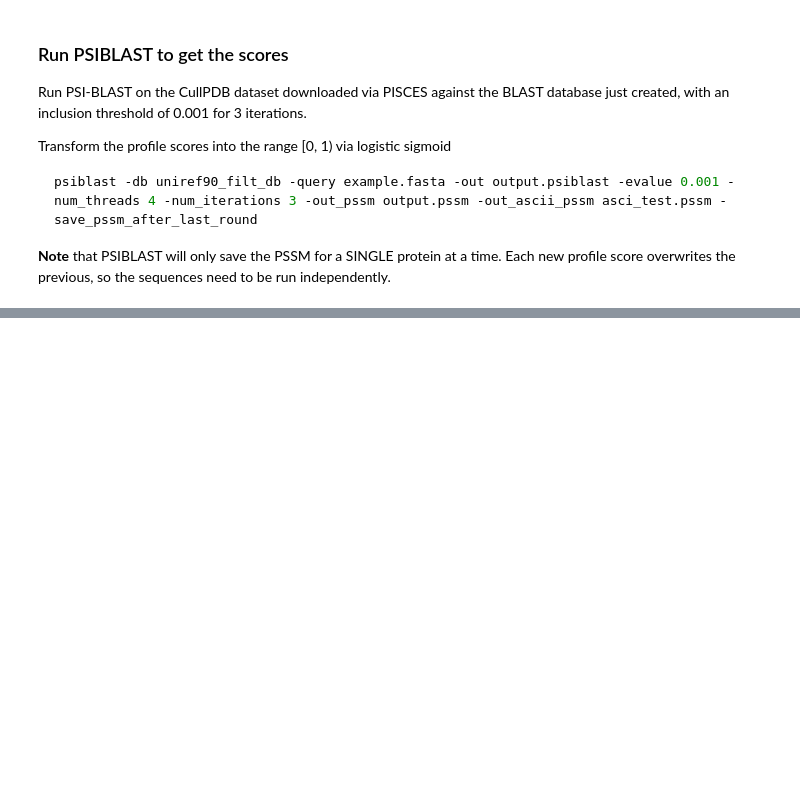
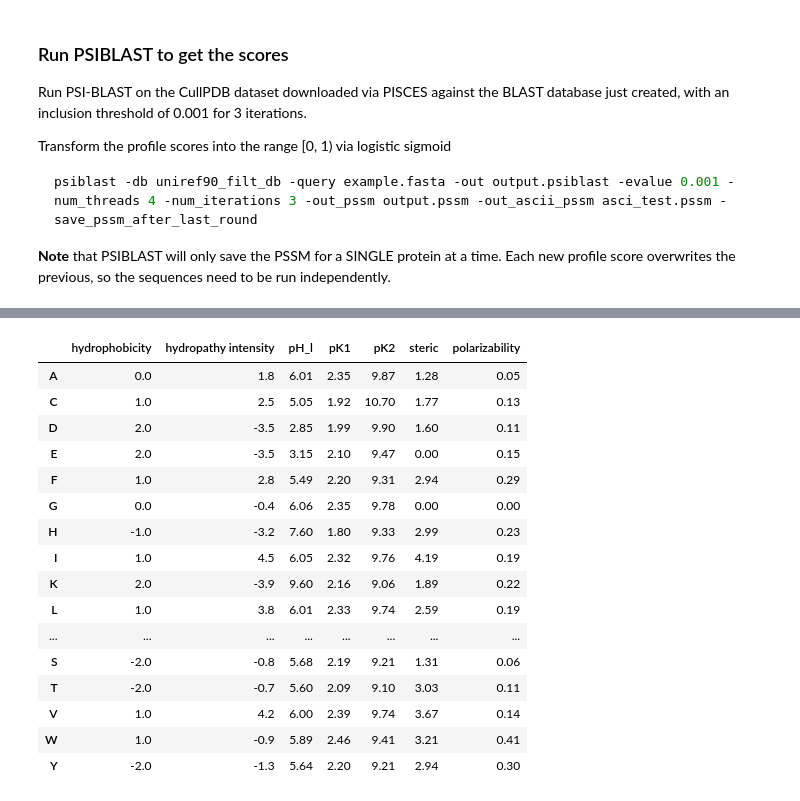
Before and after one commit to dillondaudert/proteindatasets, a Jupyter notebook: README.ipynb, the cells around one changed output, grey strips where cells are left out. Cells and saved outputs as stored; diff of their text form; code cells hidden in the pictures; blank space fills up the shorter version.

```diff
--- a/README.ipynb
+++ b/README.ipynb
@@ -154,0 +163,23 @@ The strategy for these is thus to replace them with 'C' for cysteine.
+# %%
+low_corr_feats = ["hydrophobicity", "hydropathy intensity", "pH_l", "pK1", "pK2", "steric", "polarizability"]
+aa_feats_2 = aa_feats[low_corr_feats]
+# %%
+aa_feats_2
+# %% [output]
+|  | hydrophobicity | hydropathy intensity | pH_l | pK1 | pK2 | steric | polarizability |
+| A | 0.0 | 1.8 | 6.01 | 2.35 | 9.87 | 1.28 | 0.05 |
+| C | 1.0 | 2.5 | 5.05 | 1.92 | 10.70 | 1.77 | 0.13 |
+| D | 2.0 | -3.5 | 2.85 | 1.99 | 9.90 | 1.60 | 0.11 |
+| E | 2.0 | -3.5 | 3.15 | 2.10 | 9.47 | 0.00 | 0.15 |
+| F | 1.0 | 2.8 | 5.49 | 2.20 | 9.31 | 2.94 | 0.29 |
+| G | 0.0 | -0.4 | 6.06 | 2.35 | 9.78 | 0.00 | 0.00 |
+| H | -1.0 | -3.2 | 7.60 | 1.80 | 9.33 | 2.99 | 0.23 |
+| I | 1.0 | 4.5 | 6.05 | 2.32 | 9.76 | 4.19 | 0.19 |
+| K | 2.0 | -3.9 | 9.60 | 2.16 | 9.06 | 1.89 | 0.22 |
+| L | 1.0 | 3.8 | 6.01 | 2.33 | 9.74 | 2.59 | 0.19 |
+| ... | ... | ... | ... | ... | ... | ... | ... |
+| S | -2.0 | -0.8 | 5.68 | 2.19 | 9.21 | 1.31 | 0.06 |
+| T | -2.0 | -0.7 | 5.60 | 2.09 | 9.10 | 3.03 | 0.11 |
+| V | 1.0 | 4.2 | 6.00 | 2.39 | 9.74 | 3.67 | 0.14 |
+| W | 1.0 | -0.9 | 5.89 | 2.46 | 9.41 | 3.21 | 0.41 |
+| Y | -2.0 | -1.3 | 5.64 | 2.20 | 9.21 | 2.94 | 0.30 |
```
Also changed, not shown: parts of 26 cells of this notebook, 1 other file.
